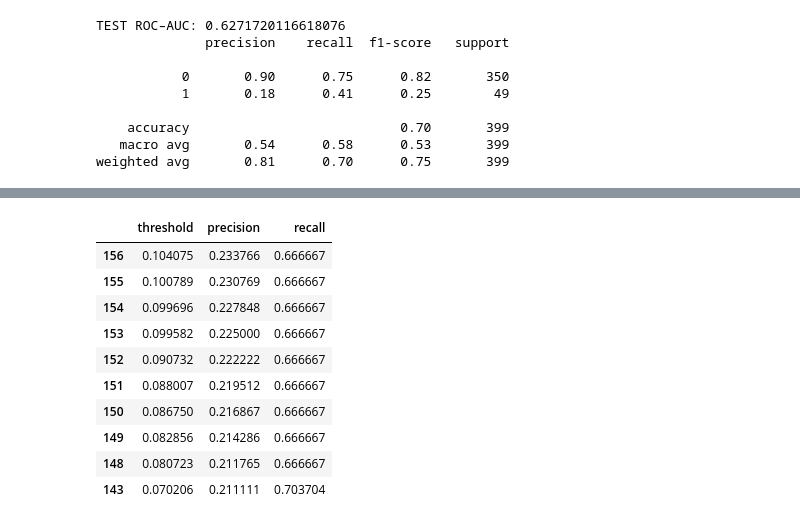
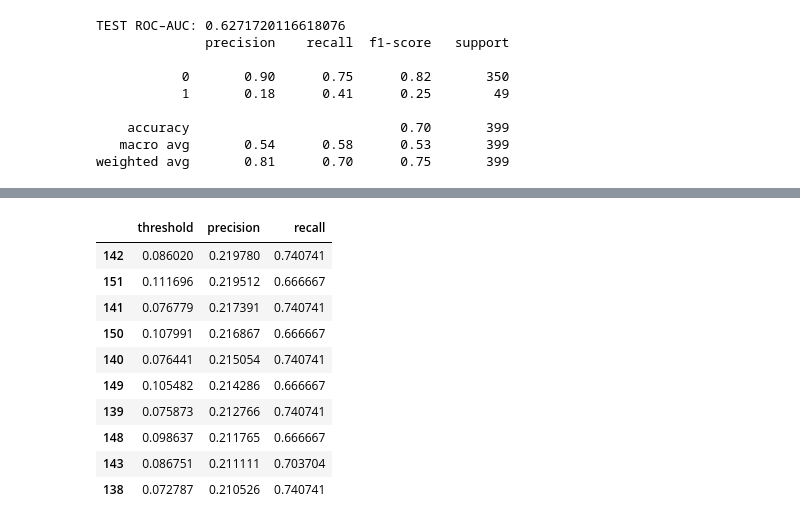
Before and after one commit to jmuhunyu/moniqo_project, a Jupyter notebook: moniqo_project.ipynb, the cells around one changed output, grey strips where cells are left out. Saved outputs shown, nothing was run; the diff lists cells and outputs as text; code cells hidden in the pictures.

Commit message:
model training fixes

```diff
--- a/moniqo_project.ipynb
+++ b/moniqo_project.ipynb
@@ -1127,7 +1127,7 @@ business_type_freq = df['BusinessType'].value_counts(normalize=True)
 df['BusinessType'] = df['BusinessType'].map(business_type_freq)
 
 # 5. Repayment engagement -  How actively a customer is repaying their loan over time. Tells us who is paying regularly vs. dragging payments (3 payments in 10 days and 3 payments in 60 days)
-df["Txn_Intensity"] = df["loan_repayment_txn_count"] / (df["RepaymentDuration"] + 1)
+#df["Txn_Intensity"] = df["loan_repayment_txn_count"] / (df["RepaymentDuration"] + 1)
 
 # 6. Missed Rate - How unreliable a customer is relative to how often they repay.
 df["Missed_Rate"] = df["MissedInstalments"] / (df["loan_repayment_txn_count"] + 1)
@@ -1690,0 +1637,16 @@ weighted avg       0.87      0.80      0.83       399
+# %%
+# Define OneHotEncoder with dense output
+
+try:
+    ohe = OneHotEncoder(handle_unknown="ignore", sparse_output=False)
+except TypeError:
+    ohe = OneHotEncoder(handle_unknown="ignore", sparse=False)
+
+preprocess = ColumnTransformer(
+    transformers=[
+        ("cat", ohe, cat_cols),
+        ("num", "passthrough", num_cols),
+    ],
+    remainder="drop",
+    sparse_threshold=0.0
+)
@@ -1691,14 +1791,16 @@ weighted avg       0.87      0.80      0.83       399
 # %%
-# Using LightGBM
+# Using LightGBM (Pipeline) + VAL threshold tuning + TEST
+
 import numpy as np
 import pandas as pd
+
 from lightgbm import LGBMClassifier
 from sklearn.pipeline import Pipeline
 from sklearn.metrics import roc_auc_score, classification_report, precision_recall_curve
 
-# ---- model (baseline LightGBM) ----
-lgbm = Pipeline(steps=[
-    ("prep", preprocess),  # keeps your exact encoding/imputation
+# ---- model (LightGBM pipeline) ----
+lgbm_pipeline = Pipeline(steps=[
+    ("prep", preprocess),
     ("clf", LGBMClassifier(
         n_estimators=800,
         learning_rate=0.03,
@@ -1711,26 +1813,32 @@ lgbm = Pipeline(steps=[
         reg_lambda=1.0,
         random_state=42,
         n_jobs=-1,
-        class_weight="balanced"  # handles imbalance safely
+        class_weight="balanced",
+        force_row_wise=True,
+        verbosity=-1
     ))
 ])
 
-lgbm.fit(X_train, y_train)
+# ---- TRAIN ----
+lgbm_pipeline.fit(X_train, y_train)
 
 # ---- VALIDATION ROC-AUC ----
-val_proba = lgbm.predict_proba(X_val)[:, 1]
+val_proba = lgbm_pipeline.predict_proba(X_val)[:, 1]
 print("LGBM VAL ROC–AUC:", roc_auc_score(y_val, val_proba))
 
-# ---- choose threshold on VAL (same logic you used) ----
+# ---- choose threshold on VAL ----
 precision, recall, thresholds = precision_recall_curve(y_val, val_proba)
+
 pr_df = pd.DataFrame({
     "threshold": thresholds,
     "precision": precision[:-1],
     "recall": recall[:-1],
 })
 
-candidates = (pr_df[(pr_df["recall"] >= 0.65) & (pr_df["recall"] <= 0.80)]
-              .sort_values("precision", ascending=False))
+candidates = (
+    pr_df[(pr_df["recall"] >= 0.65) & (pr_df["recall"] <= 0.80)]
+    .sort_values("precision", ascending=False)
+)
 
 print("\nTop threshold candidates (VAL):")
 display(candidates.head(10))
@@ -1738,15 +1846,16 @@ display(candidates.head(10))
 CHOSEN_THRESHOLD_LGBM = float(candidates.iloc[0]["threshold"]) if len(candidates) else 0.5
 print("\nChosen LGBM threshold:", CHOSEN_THRESHOLD_LGBM)
 
+# ---- VAL REPORT (chosen threshold) ----
 val_pred = (val_proba >= CHOSEN_THRESHOLD_LGBM).astype(int)
 print("\nLGBM VAL classification report (chosen threshold):")
 print(classification_report(y_val, val_pred))
 
-# ---- TEST (use SAME threshold) ----
-test_proba = lgbm.predict_proba(X_test)[:, 1]
+# ---- TEST (use SAME threshold from VAL) ----
+test_proba = lgbm_pipeline.predict_proba(X_test)[:, 1]
 print("\nLGBM TEST ROC–AUC:", roc_auc_score(y_test, test_proba))
 
 test_pred = (test_proba >= CHOSEN_THRESHOLD_LGBM).astype(int)
-print("\nLGBM TEST classification report (chosen threshold):")
+print("\nLGBM TEST classification report (chosen threshold from VAL):")
 print(classification_report(y_test, test_pred))
 # %% [output]
@@ -1768,13 +1863,13 @@ LGBM VAL ROC–AUC: 0.7819129809421071
 
 Top threshold candidates (VAL):
 |  | threshold | precision | recall |
-| 156 | 0.104075 | 0.233766 | 0.666667 |
-| 155 | 0.100789 | 0.230769 | 0.666667 |
-| 154 | 0.099696 | 0.227848 | 0.666667 |
-| 153 | 0.099582 | 0.225000 | 0.666667 |
-| 152 | 0.090732 | 0.222222 | 0.666667 |
-| 151 | 0.088007 | 0.219512 | 0.666667 |
-| 150 | 0.086750 | 0.216867 | 0.666667 |
-| 149 | 0.082856 | 0.214286 | 0.666667 |
-| 148 | 0.080723 | 0.211765 | 0.666667 |
-| 143 | 0.070206 | 0.211111 | 0.703704 |
+| 142 | 0.086020 | 0.219780 | 0.740741 |
+| 151 | 0.111696 | 0.219512 | 0.666667 |
+| 141 | 0.076779 | 0.217391 | 0.740741 |
+| 150 | 0.107991 | 0.216867 | 0.666667 |
+| 140 | 0.076441 | 0.215054 | 0.740741 |
+| 149 | 0.105482 | 0.214286 | 0.666667 |
+| 139 | 0.075873 | 0.212766 | 0.740741 |
+| 148 | 0.098637 | 0.211765 | 0.666667 |
+| 143 | 0.086751 | 0.211111 | 0.703704 |
+| 138 | 0.072787 | 0.210526 | 0.740741 |
```
Also changed, not shown: parts of 14 cells of this notebook, 1 other file.
